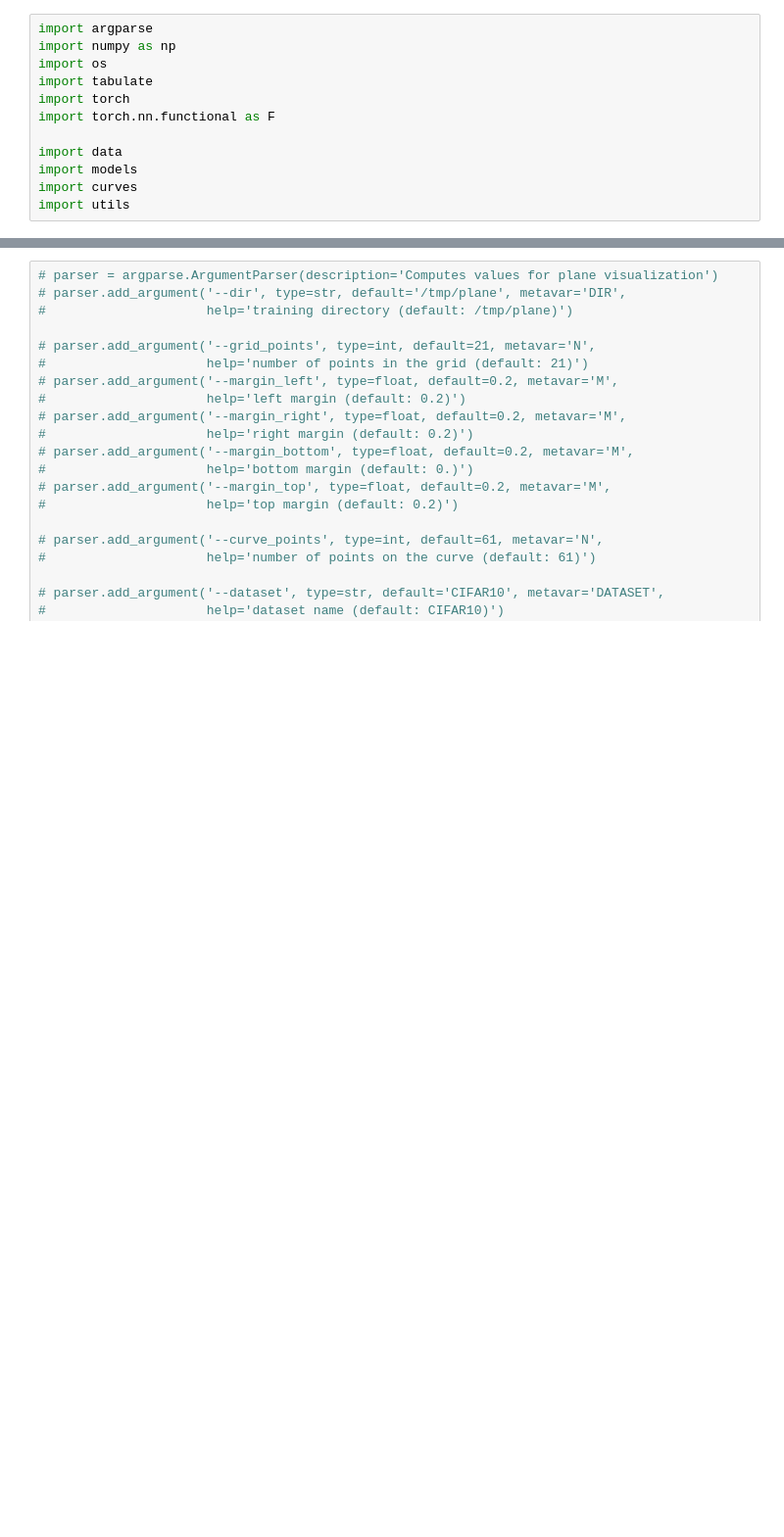
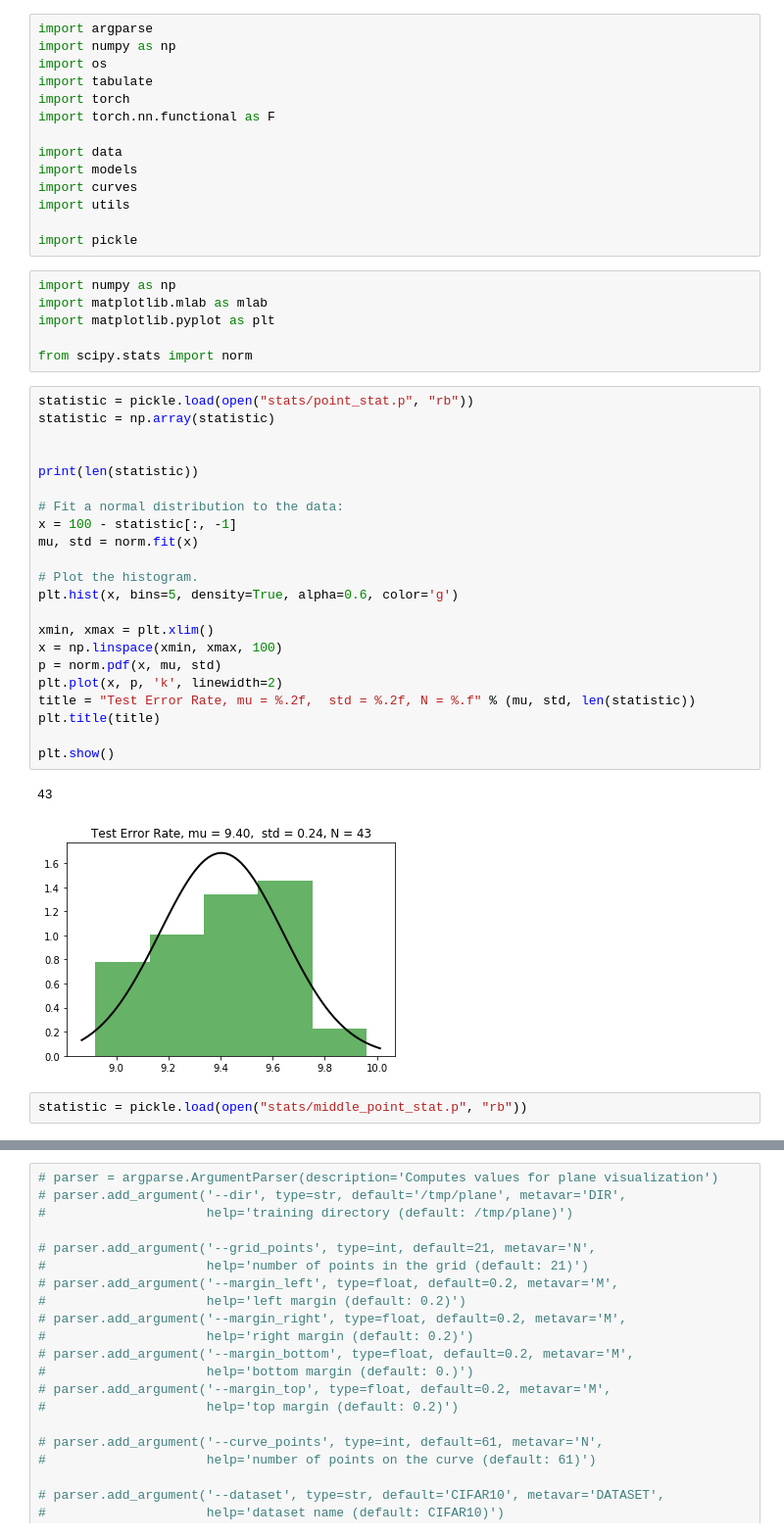
Before and after one commit to avecplezir/dnn-mode-connectivity, a Jupyter notebook: compute_statistic.ipynb, the cells around one changed output, grey strips where cells are left out. Shown at 98% size. Saved outputs shown, nothing was run; the diff lists cells and outputs as text; blank space fills up the shorter version.

```diff
--- a/compute_statistic.ipynb
+++ b/compute_statistic.ipynb
@@ -10,3 +10,38 @@ import data
 import models
 import curves
 import utils
+
+import pickle
+# %%
+import numpy as np
+import matplotlib.mlab as mlab
+import matplotlib.pyplot as plt
+
+from scipy.stats import norm
+# %%
+statistic = pickle.load(open("stats/point_stat.p", "rb"))
+statistic = np.array(statistic)
+
+
+print(len(statistic))
+
+# Fit a normal distribution to the data:
+x = 100 - statistic[:, -1]
+mu, std = norm.fit(x)
+
+# Plot the histogram.
+plt.hist(x, bins=5, density=True, alpha=0.6, color='g')
+
+xmin, xmax = plt.xlim()
+x = np.linspace(xmin, xmax, 100)
+p = norm.pdf(x, mu, std)
+plt.plot(x, p, 'k', linewidth=2)
+title = "Test Error Rate, mu = %.2f,  std = %.2f, N = %.f" % (mu, std, len(statistic))
+plt.title(title)
+
+plt.show()
+# %% [output]
+43
+[figure, added]
+# %%
+statistic = pickle.load(open("stats/middle_point_stat.p", "rb"))
```
Also changed, not shown: parts of 9 cells of this notebook, 8 other files.
